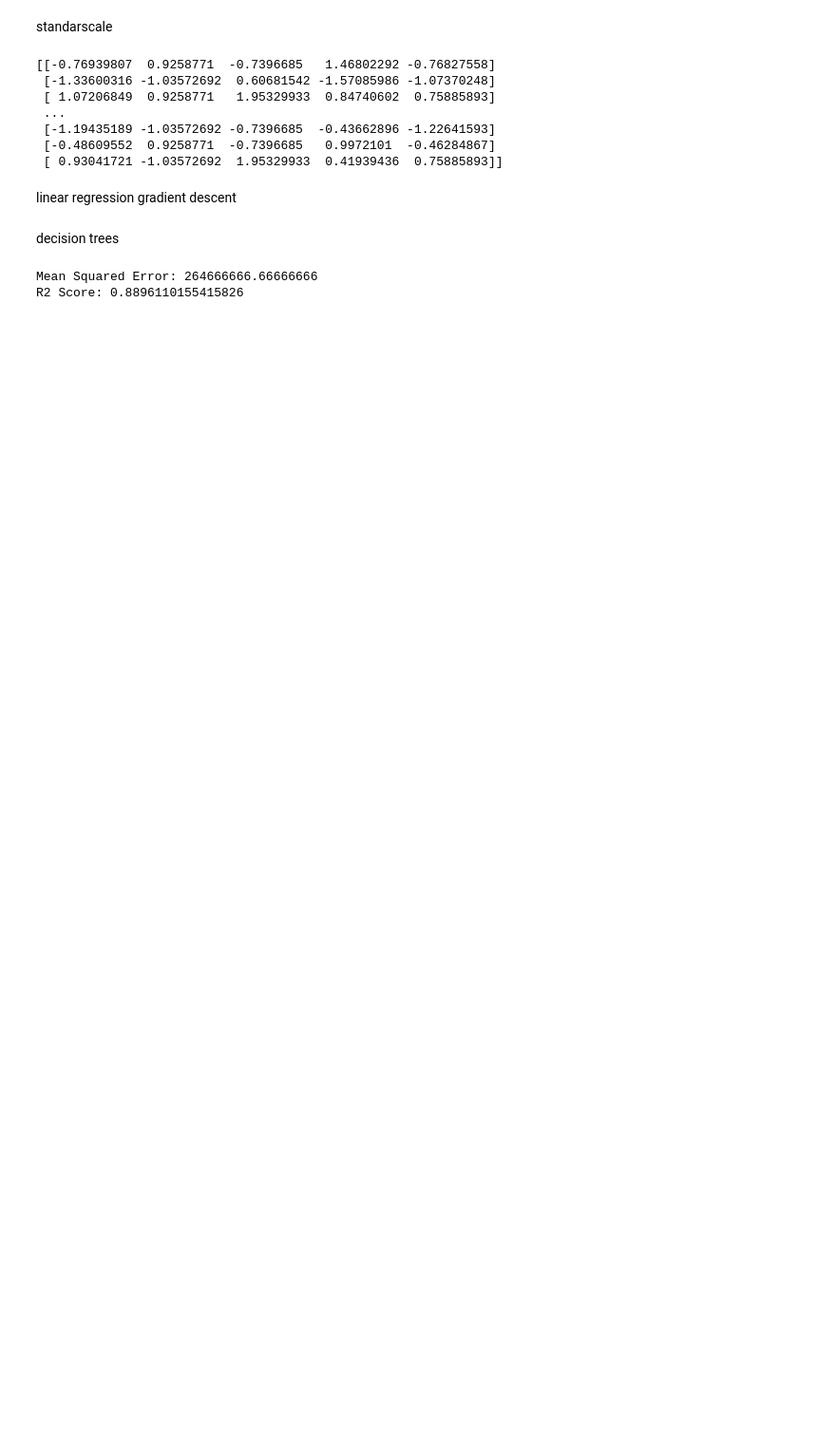
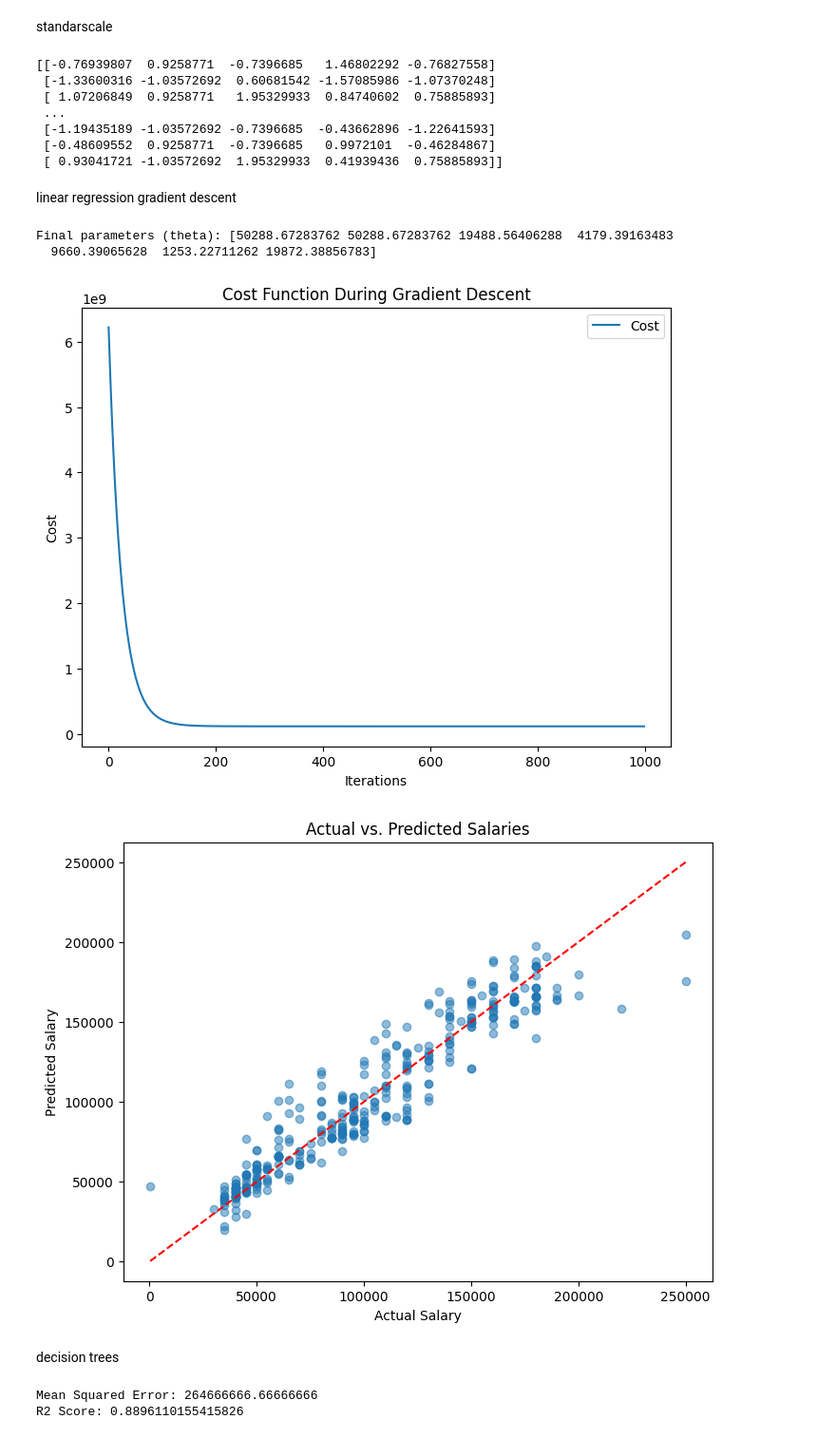
Before and after one commit to Kalisa21/salary, a Jupyter notebook: Model.ipynb, the cells around one changed output. Shown: that part at 95% size. Drawn from its saved outputs; the diff is of its cells as text; code cells hidden in the pictures; blank space fills up the shorter version.

```diff
--- a/Model.ipynb
+++ b/Model.ipynb
@@ -113,6 +113,74 @@ print(X_scaled)
  [ 0.93041721 -1.03572692  1.95329933  0.41939436  0.75885893]]
 # %% [markdown]
 linear regression gradient descent
+# %%
+import numpy as np
+import matplotlib.pyplot as plt
+
+# Convert X_scaled and y to numpy arrays for processing
+X_scaled = np.array(X_scaled)
+y = np.array(y)
+
+# Add an intercept term (bias) to X_scaled
+m = X_scaled.shape[0]  # Number of samples
+X_scaled = np.hstack((np.ones((m, 1)), X_scaled))  # Add bias term as the first column
+
+# Initialize parameters (weights)
+theta = np.zeros(X_scaled.shape[1])
+
+# Define hyperparameters
+alpha = 0.01  # Learning rate
+num_iterations = 1000  # Number of iterations
+
+# Store the cost history
+cost_history = []
+
+# Gradient Descent
+for i in range(num_iterations):
+    # Compute predictions
+    predictions = np.dot(X_scaled, theta)
+
+    # Compute the error
+    error = predictions - y
+
+    # Calculate the cost (Mean Squared Error)
+    cost = (1 / (2 * m)) * np.dot(error.T, error)
+    cost_history.append(cost)
+
+    # Compute gradients
+    gradients = (1 / m) * np.dot(X_scaled.T, error)
+
+    # Update parameters
+    theta -= alpha * gradients
+
+# Final parameters
+print("Final parameters (theta):", theta)
+
+# Plot the cost history
+plt.figure(figsize=(8, 6))
+plt.plot(range(num_iterations), cost_history, label="Cost")
+plt.title("Cost Function During Gradient Descent")
+plt.xlabel("Iterations")
+plt.ylabel("Cost")
+plt.legend()
+plt.show()
+
+# Predict values
+predicted_salaries = np.dot(X_scaled, theta)
+
+# Scatter plot of actual vs. predicted salaries
+plt.figure(figsize=(8, 6))
+plt.scatter(y, predicted_salaries, alpha=0.5)
+plt.title("Actual vs. Predicted Salaries")
+plt.xlabel("Actual Salary")
+plt.ylabel("Predicted Salary")
+plt.plot([y.min(), y.max()], [y.min(), y.max()], color='red', linestyle='--')
+plt.show()
+# %% [output]
+Final parameters (theta): [50288.67283762 50288.67283762 19488.56406288  4179.39163483
+  9660.39065628  1253.22711262 19872.38856783]
+[figure, added]
+[figure, added]
 # %% [markdown]
 decision trees
 # %%
```
